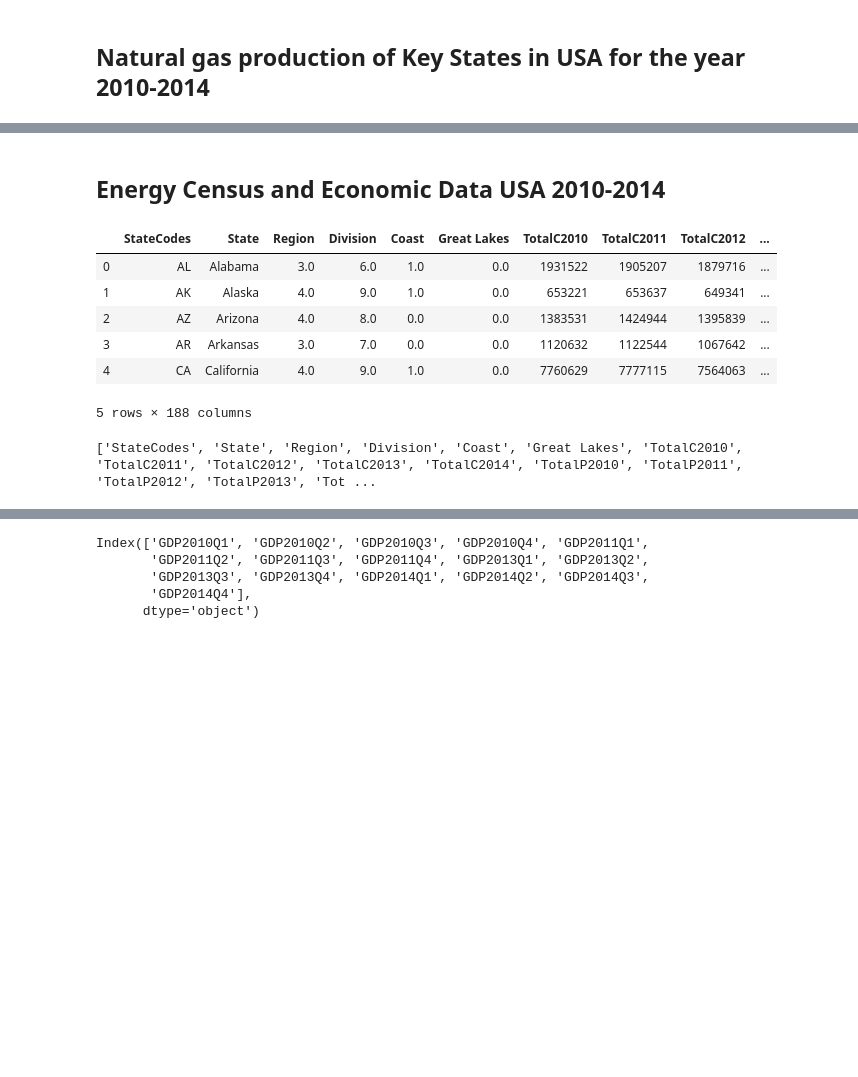
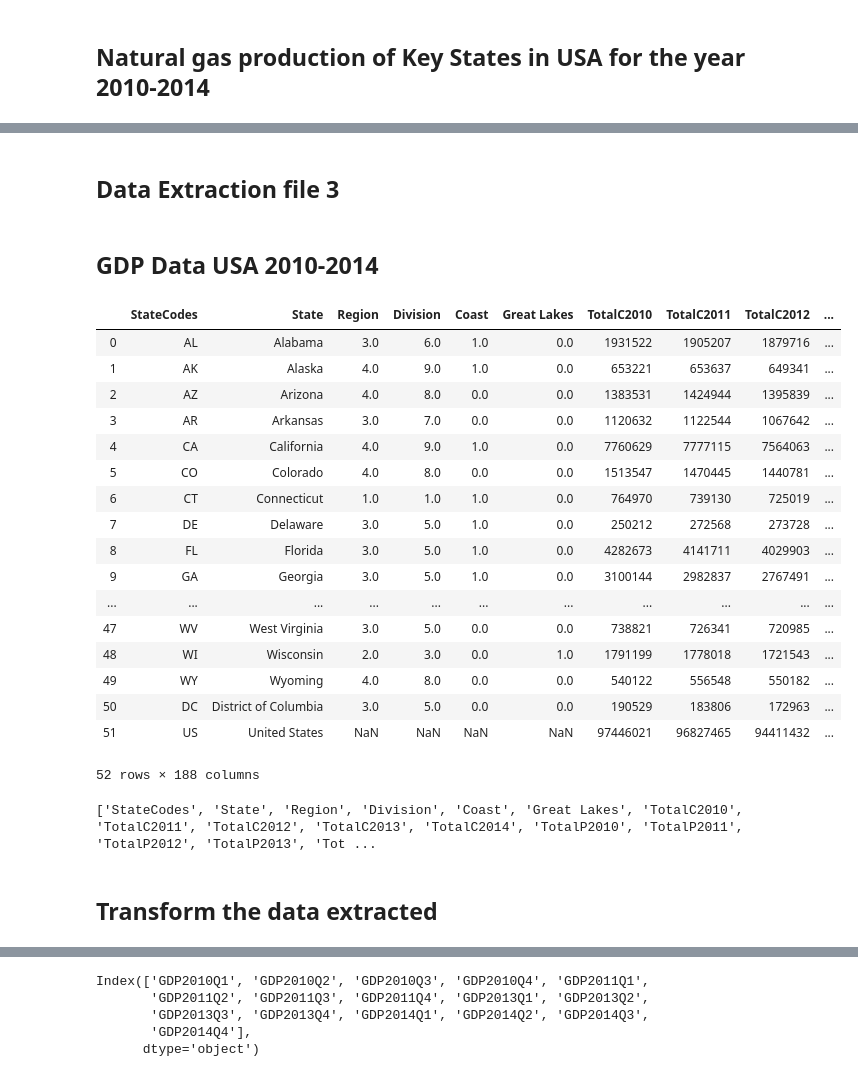
Before and after one commit to sgk2004/ETL-of-Oil-Gas-Data, a Jupyter notebook: Oil and Gas/data_etl.ipynb, the cells around one changed output, grey strips where cells are left out. Cells and saved outputs as stored; diff of their text form; code cells hidden in the pictures; blank space fills up the shorter version.

```diff
--- a/Oil and Gas/data_etl.ipynb
+++ b/Oil and Gas/data_etl.ipynb
@@ -223,22 +339,37 @@ NGproducingstates_df
+# %% [markdown]
+## Data Extraction file 3
 # %% [markdown]
-##  Energy Census and Economic Data USA 2010-2014
+##  GDP Data USA 2010-2014
 # %%
 file3_path= os.path.join('Resources','Energy Census and Economic Data US 2010-2014.csv')
 Energy_df = pd.read_csv(file3_path)
-Energy_df.head()
+Energy_df
 # %% [output]
 |  | StateCodes | State | Region | Division | Coast | Great Lakes | TotalC2010 | TotalC2011 | TotalC2012 | ... |
 | 0 | AL | Alabama | 3.0 | 6.0 | 1.0 | 0.0 | 1931522 | 1905207 | 1879716 | ... |
 | 1 | AK | Alaska | 4.0 | 9.0 | 1.0 | 0.0 | 653221 | 653637 | 649341 | ... |
 | 2 | AZ | Arizona | 4.0 | 8.0 | 0.0 | 0.0 | 1383531 | 1424944 | 1395839 | ... |
 | 3 | AR | Arkansas | 3.0 | 7.0 | 0.0 | 0.0 | 1120632 | 1122544 | 1067642 | ... |
 | 4 | CA | California | 4.0 | 9.0 | 1.0 | 0.0 | 7760629 | 7777115 | 7564063 | ... |
+| 5 | CO | Colorado | 4.0 | 8.0 | 0.0 | 0.0 | 1513547 | 1470445 | 1440781 | ... |
+| 6 | CT | Connecticut | 1.0 | 1.0 | 1.0 | 0.0 | 764970 | 739130 | 725019 | ... |
+| 7 | DE | Delaware | 3.0 | 5.0 | 1.0 | 0.0 | 250212 | 272568 | 273728 | ... |
+| 8 | FL | Florida | 3.0 | 5.0 | 1.0 | 0.0 | 4282673 | 4141711 | 4029903 | ... |
+| 9 | GA | Georgia | 3.0 | 5.0 | 1.0 | 0.0 | 3100144 | 2982837 | 2767491 | ... |
+| ... | ... | ... | ... | ... | ... | ... | ... | ... | ... | ... |
+| 47 | WV | West Virginia | 3.0 | 5.0 | 0.0 | 0.0 | 738821 | 726341 | 720985 | ... |
+| 48 | WI | Wisconsin | 2.0 | 3.0 | 0.0 | 1.0 | 1791199 | 1778018 | 1721543 | ... |
+| 49 | WY | Wyoming | 4.0 | 8.0 | 0.0 | 0.0 | 540122 | 556548 | 550182 | ... |
+| 50 | DC | District of Columbia | 3.0 | 5.0 | 0.0 | 0.0 | 190529 | 183806 | 172963 | ... |
+| 51 | US | United States | NaN | NaN | NaN | NaN | 97446021 | 96827465 | 94411432 | ... |
-5 rows × 188 columns
+52 rows × 188 columns
 # %%
 col_names = Energy_df.columns.tolist()
 print(col_names)
 # %% [output]
 ['StateCodes', 'State', 'Region', 'Division', 'Coast', 'Great Lakes', 'TotalC2010', 'TotalC2011', 'TotalC2012', 'TotalC2013', 'TotalC2014', 'TotalP2010', 'TotalP2011', 'TotalP2012', 'TotalP2013', 'Tot ...
+# %% [markdown]
+## Transform the data extracted
 # %%
 
 states_df=Energy_df.iloc[:,1:2]
```
Also changed, not shown: parts of 65 cells of this notebook.
